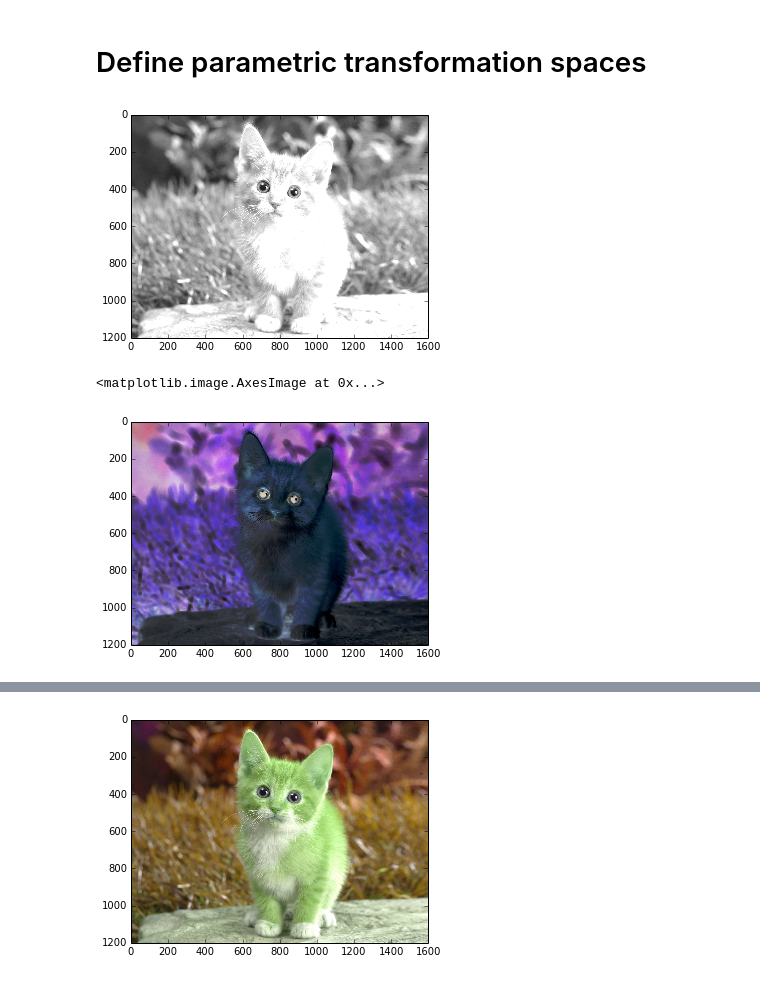
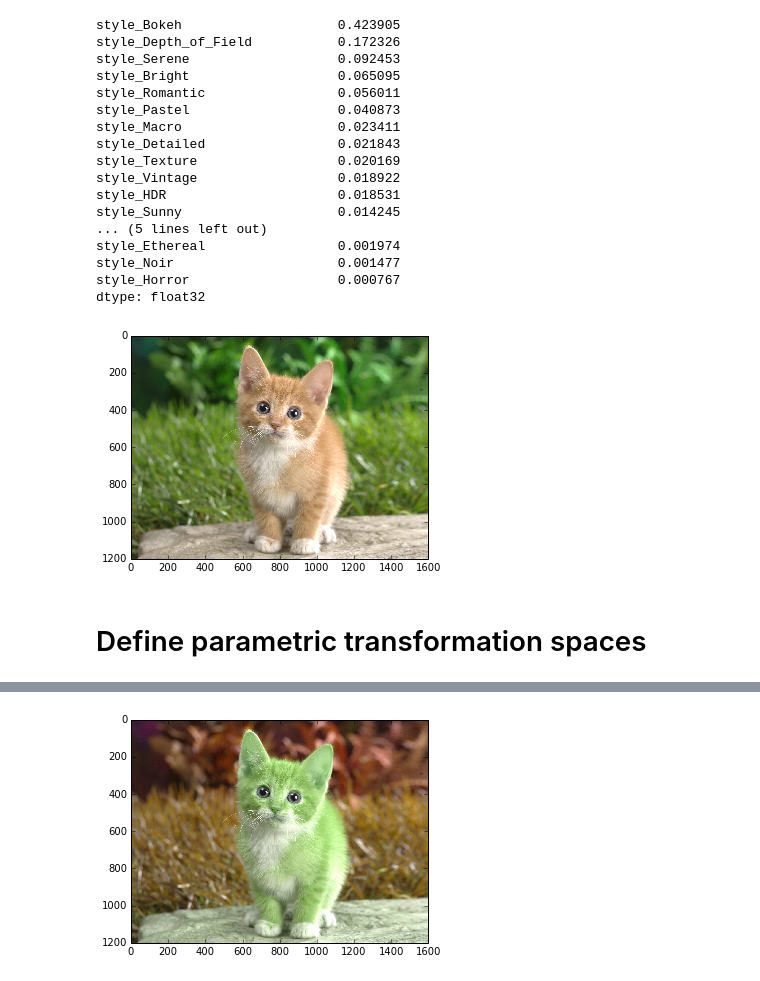
Before and after one commit to hertzmann/vislab, a Jupyter notebook: notebooks/imageRestyle.ipynb, the cells around one changed output, grey strips where cells are left out. Drawn from its saved outputs; the diff is of its cells as text; code cells hidden in the pictures.

```diff
--- a/notebooks/imageRestyle.ipynb
+++ b/notebooks/imageRestyle.ipynb
@@ -27,34 +88,25 @@ pyplot.imshow(sourceImage)
+# %%
+preds = get_preds(sourceImage)
+print preds
+skimage.io.imshow(sourceImage)
+# %% [output]
+style_Bokeh                    0.423905
+style_Depth_of_Field           0.172326
+style_Serene                   0.092453
+style_Bright                   0.065095
+style_Romantic                 0.056011
+style_Pastel                   0.040873
+style_Macro                    0.023411
+style_Detailed                 0.021843
+style_Texture                  0.020169
+style_Vintage                  0.018922
+style_HDR                      0.018531
+style_Sunny                    0.014245
+... (5 lines left out)
+style_Ethereal                 0.001974
+style_Noir                     0.001477
+style_Horror                   0.000767
+dtype: float32
+[figure, added]
 # %% [markdown]
 # Define parametric transformation spaces
-# %%
-def toyTransform(params):
-
-    # from looking at the source code, the first three are pixelwise transforms that are linear in RGB,
-    # and the last is a simple image sharpening (it's not very stable, leads to ringing very quickly)
-
-    im0 = PIL.ImageEnhance.Color(sourceImage).enhance(params[0])
-    im1 = PIL.ImageEnhance.Contrast(im0).enhance(params[1])
-    im2 = PIL.ImageEnhance.Brightness(im1).enhance(params[2])
-    im3 = PIL.ImageEnhance.Sharpness(im2).enhance(params[3])
-
-    return im3
-
-
-pyplot.imshow(toyTransform([0,1,1.5,1]))
-toyTransformIdentityParams = [1,1,1,1]
-# %% [output]
-[figure, removed]
-# %%
-import scipy.interpolate
-
-NUM_INTERP_KNOTS = 5
-
-def toneCurveTransform(params):
-        f = scipy.interpolate.interp1d(np.linspace(0,255,NUM_INTERP_KNOTS), params)
-        return PIL.Image.eval(sourceImage, f)
-
-toneCurveIdentityParams = np.linspace(0,255,NUM_INTERP_KNOTS)
-pyplot.imshow(toneCurveTransform([255,120,60,40,0]))
-# %% [output]
-<matplotlib.image.AxesImage at 0x...>
-[figure, removed]
```
Also changed, not shown: parts of 16 cells of this notebook.
